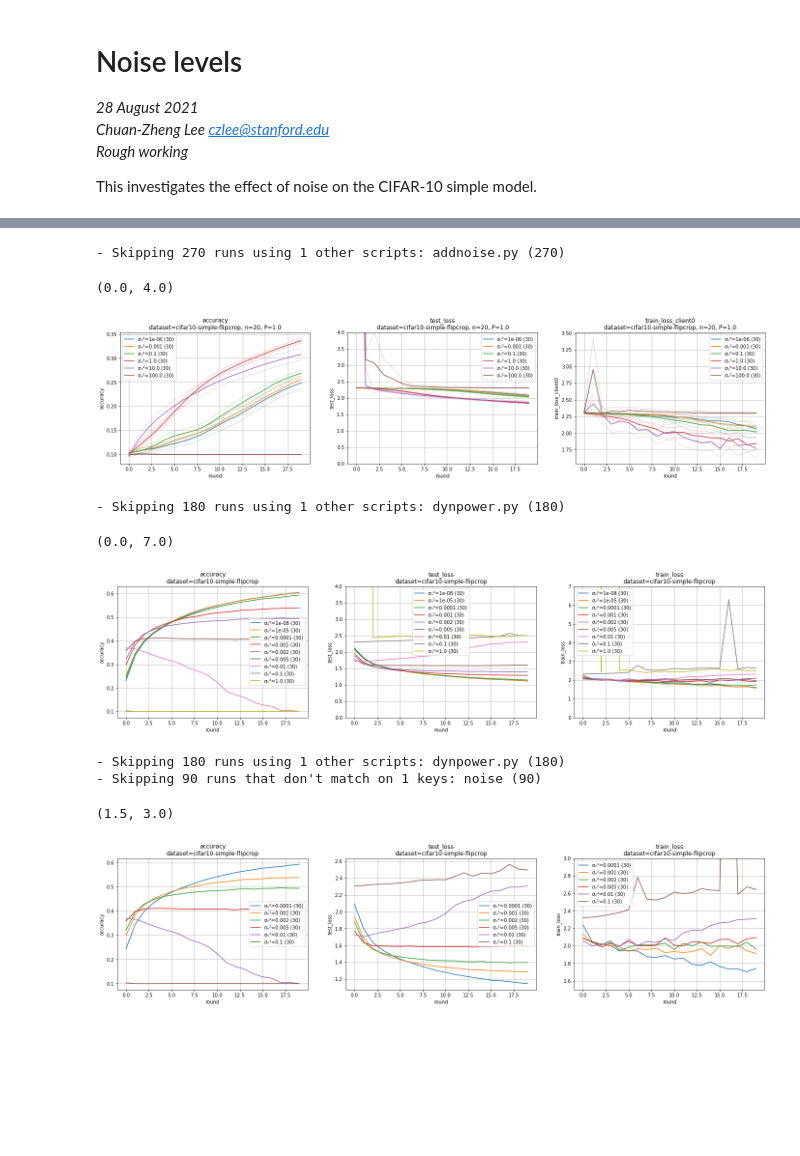
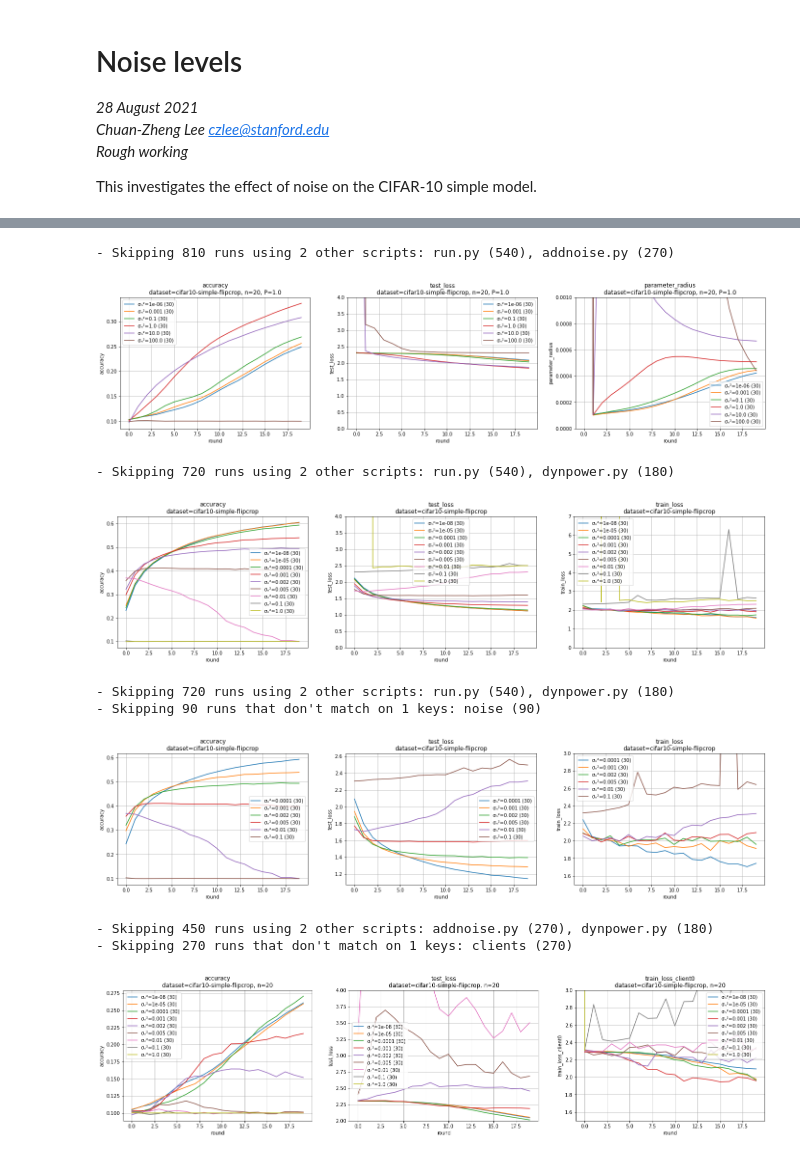
Before and after one commit to czlee/kyanite, a Jupyter notebook: noise-levels.ipynb, the cells around one changed output, grey strips where cells are left out. Saved outputs shown, nothing was run; the diff lists cells and outputs as text; code cells hidden in the pictures; blank space fills up the shorter version.

Commit message:
Add ylims argument to plotting function

```diff
--- a/noise-levels.ipynb
+++ b/noise-levels.ipynb
@@ -63,8 +53,6 @@ show_timestamp_info(paths)
 # %%
-axs = make_axes(3)
-plot_averaged_training_charts(paths, ['accuracy', 'test_loss', 'train_loss_client0'], federated_specs, extra_lines=[('confints', 0.2)], axs=axs)
-axs[1].set_ylim(0, 4)
+ylims = [None, (0, 4), (0, 0.001)]
+plot_averaged_training_charts(paths, ['accuracy', 'test_loss', 'parameter_radius'], federated_specs, ylims=ylims)
 # %% [output]
-- Skipping 270 runs using 1 other scripts: addnoise.py (270)
+- Skipping 810 runs using 2 other scripts: run.py (540), addnoise.py (270)
-(0.0, 4.0)
-[figure, old version]
+[figure, new version]
@@ -71,19 +70,14 @@ axs[1].set_ylim(0, 4)
 # %%
-axs = make_axes(3)
-plot_averaged_training_charts(paths, ['accuracy', 'test_loss', 'train_loss'], simple_specs, axs=axs)
-axs[1].set_ylim(0, 4)
-axs[2].set_ylim(0, 7)
+ylims = [None, (0, 4), (0, 7)]
+plot_averaged_training_charts(paths, ['accuracy', 'test_loss', 'train_loss'], simple_specs, ylims=ylims)
 # %% [output]
-- Skipping 180 runs using 1 other scripts: dynpower.py (180)
+- Skipping 720 runs using 2 other scripts: run.py (540), dynpower.py (180)
-(0.0, 7.0)
 [figure]
 # %%
 simple_specs['noise'] = ('series', lambda x: x >= 1e-4 and x < 1)
-axs = make_axes(3)
-plot_averaged_training_charts(paths, ['accuracy', 'test_loss', 'train_loss'], simple_specs, axs=axs)
-axs[2].set_ylim(1.5, 3)
+ylims = [None, None, (1.5, 3)]
+plot_averaged_training_charts(paths, ['accuracy', 'test_loss', 'train_loss'], simple_specs, ylims=ylims)
 # %% [output]
-- Skipping 180 runs using 1 other scripts: dynpower.py (180)
+- Skipping 720 runs using 2 other scripts: run.py (540), dynpower.py (180)
 - Skipping 90 runs that don't match on 1 keys: noise (90)
-(1.5, 3.0)
 [figure]
@@ -89,0 +103,7 @@ axs[2].set_ylim(1.5, 3)
+# %%
+ylims = [None, (2, 4), (1.5, 3)]
+plot_averaged_training_charts(paths, ['accuracy', 'test_loss', 'train_loss_client0'], fednoise_specs, ylims=ylims)
+# %% [output]
+- Skipping 450 runs using 2 other scripts: addnoise.py (270), dynpower.py (180)
+- Skipping 270 runs that don't match on 1 keys: clients (270)
+[figure, added]
```
Also changed, not shown: parts of 4 cells of this notebook, 1 other file.
